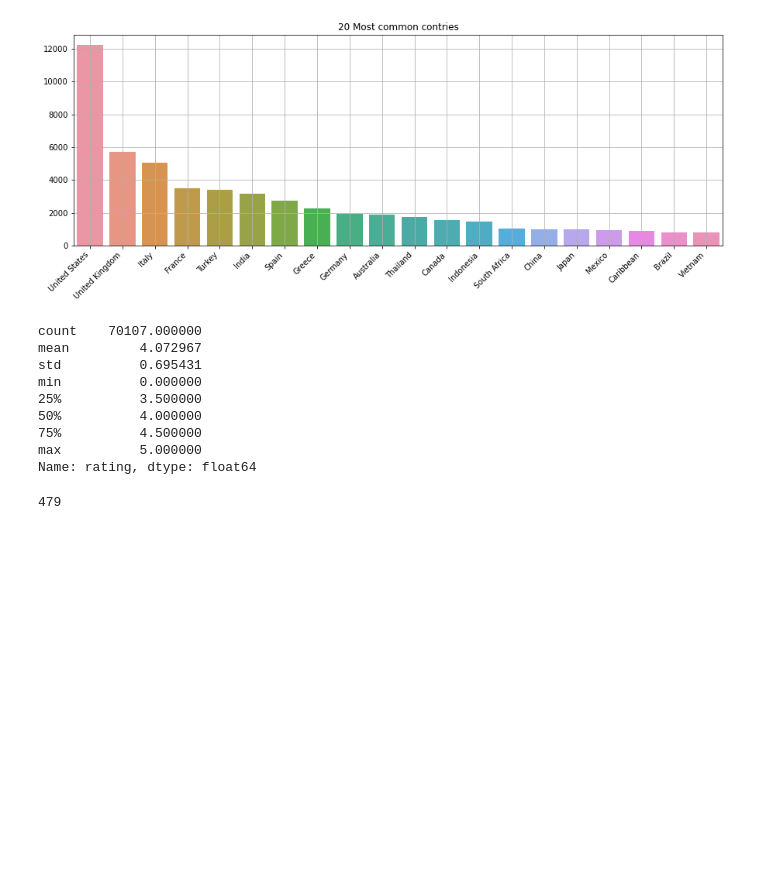
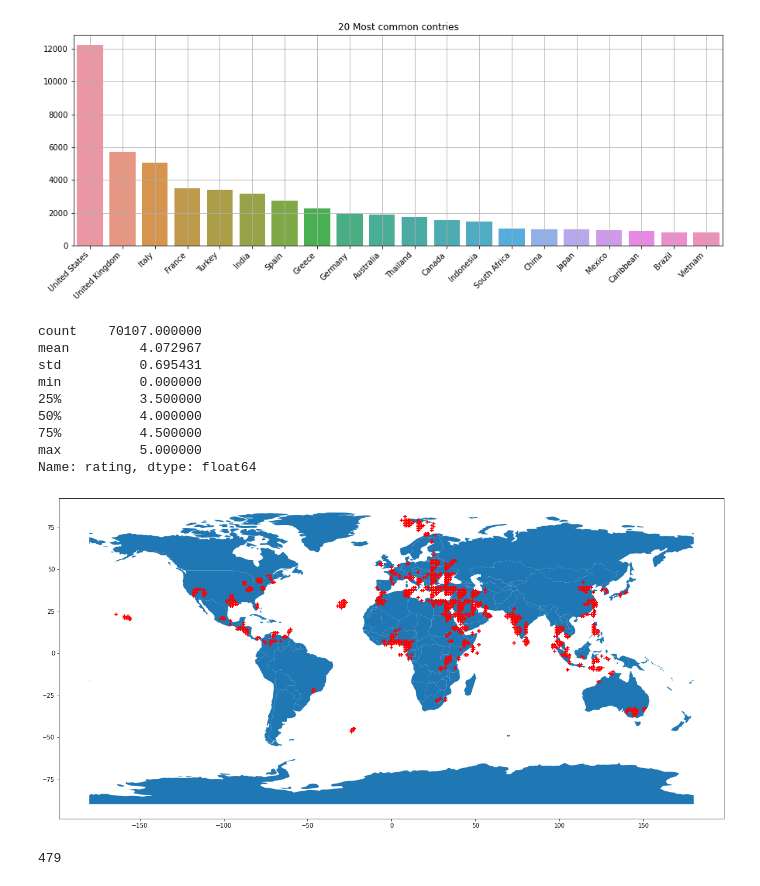
Before and after one commit to Ammar0ah/Itinerary-planning-system, a Jupyter notebook: data_scripts/dataAnalysis.ipynb, the cells around one changed output. Drawn from its saved outputs; the diff is of its cells as text; code cells hidden in the pictures; blank space fills up the shorter version.

Commit message:
plot distribution on map

```diff
--- a/data_scripts/dataAnalysis.ipynb
+++ b/data_scripts/dataAnalysis.ipynb
@@ -53,6 +56,12 @@ def get_timestamp(date_column):
     dmap = {0: "Mon", 1: "Tue", 2: "Wed", 3: "Thu", 4: "Fri",5: "Sat", 6: "Sun"}
     df['Day of week'] = df['Day of week'].map(dmap)
     return df
+# %%
+def plot_map(x, y):
+    geometry = [Point(xy) for xy in zip(x, y)]
+    gdf = GeoDataFrame(geometry=geometry)
+    world = gpd.read_file(gpd.datasets.get_path('naturalearth_lowres'))
+    gdf.plot(ax=world.plot(figsize=(20, 12)), marker='+', color='red', markersize=40);
 # %%
 dates = []
 users = []
@@ -238,6 +247,21 @@ min          0.000000
 75%          4.500000
 max          5.000000
 Name: rating, dtype: float64
+# %%
+places_df = pd.read_csv('/Users/osamaalhalabi/Desktop/trips-planning-system/dataset/places_dataset.csv')
+# %%
+x = []
+y = []
+for row in places_df.coordinates:
+    lat = list(eval(row))[0]
+    lon = list(eval(row))[1]
+    if lon < 90 and lon > -50:
+        x.append(int(lat))
+        y.append(int(lon))
+# %%
+plot_map(x, y)
+# %% [output]
+[figure, added]
 # %%
 features_series = df['amenities']
 indices = [idx for idx, item in enumerate(features_series) if not isinstance(item, str)]
```
Also changed, not shown: parts of 1 cell of this notebook, 7 other files.
